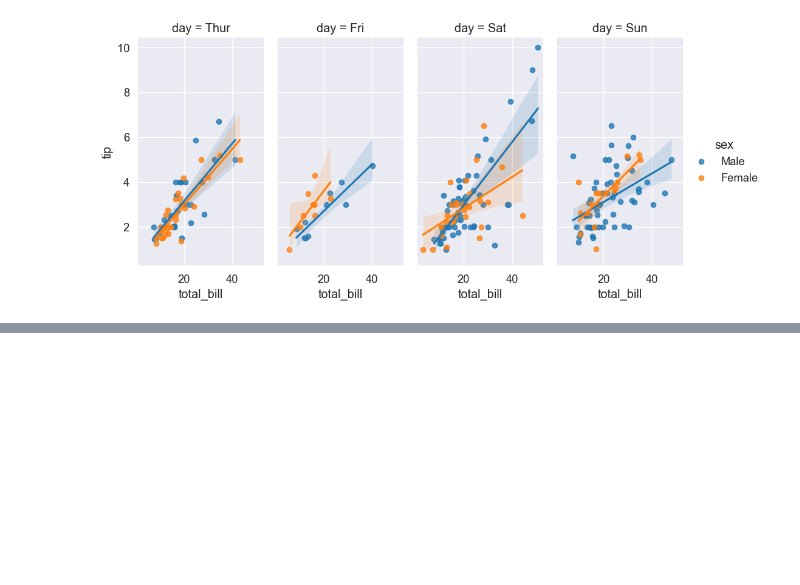
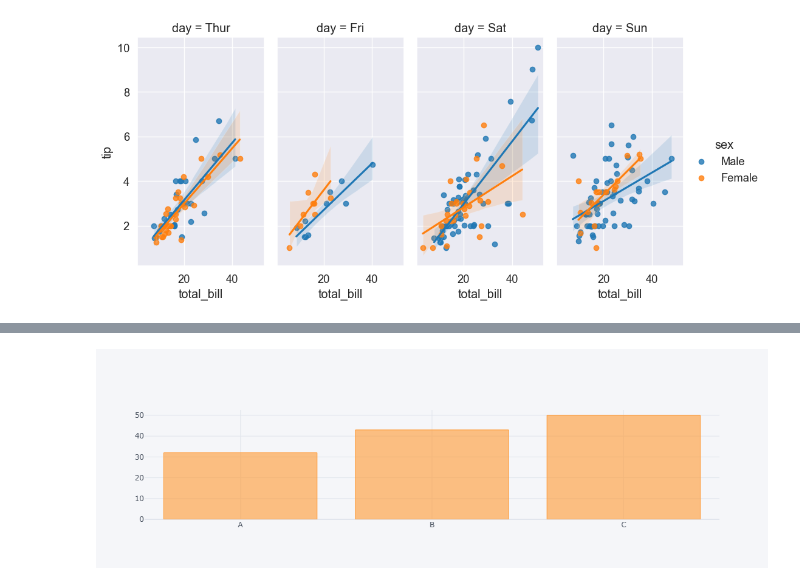
Before and after one commit to Apollo-Blaze/Basics-of-Data-Science, a Jupyter notebook: Visualization.ipynb, the cells around one changed output, grey strips where cells are left out. Saved outputs shown, nothing was run; the diff lists cells and outputs as text; code cells hidden in the pictures; blank space fills up the shorter version.

```diff
--- a/Visualization.ipynb
+++ b/Visualization.ipynb
@@ -340,0 +403,6 @@ sns.despine(left=False,right=False,top=False)
+# %%
+df2 = pd.DataFrame({'Category':['A','B','C'],'Values':[32,43,50]})
+# %%
+df2.iplot(kind='bar',x='Category',y='Values')
+# %% [output]
+[figure, added]
```
Also changed, not shown: parts of 21 cells of this notebook, 11 other files.
